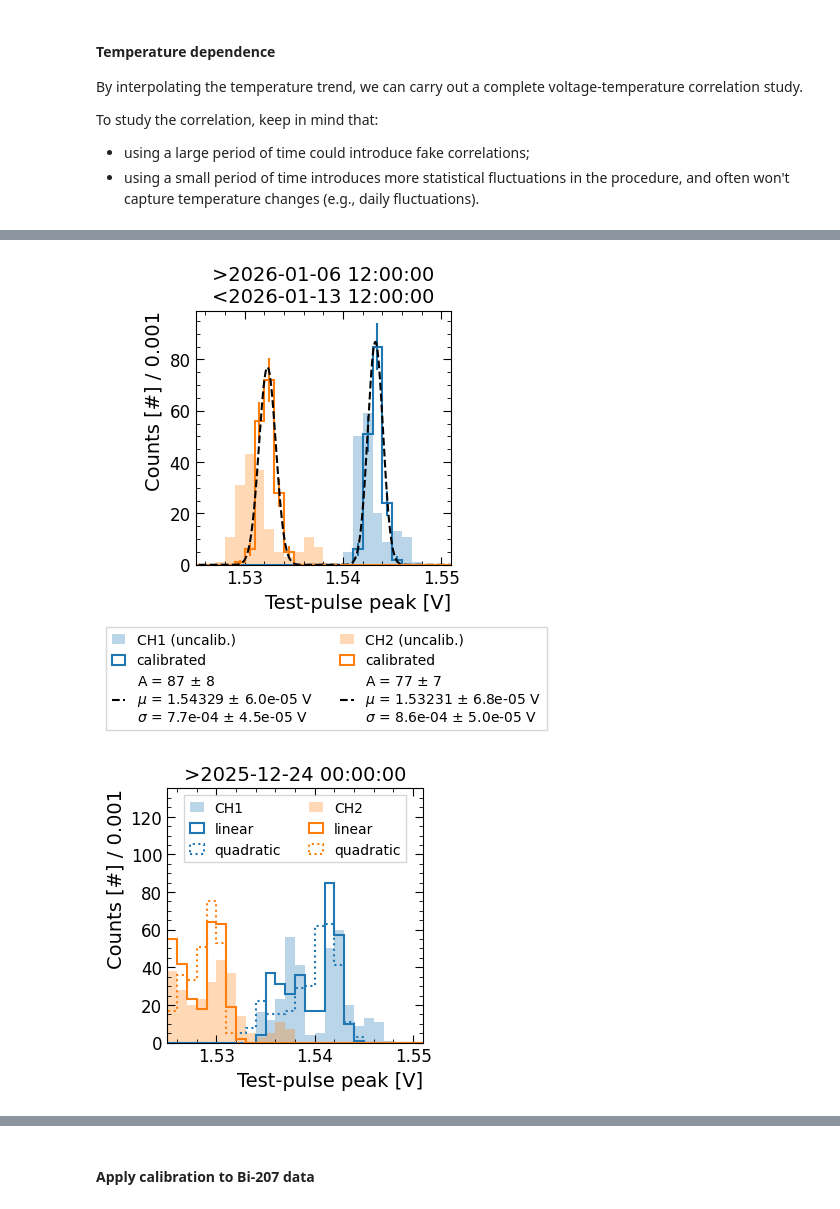
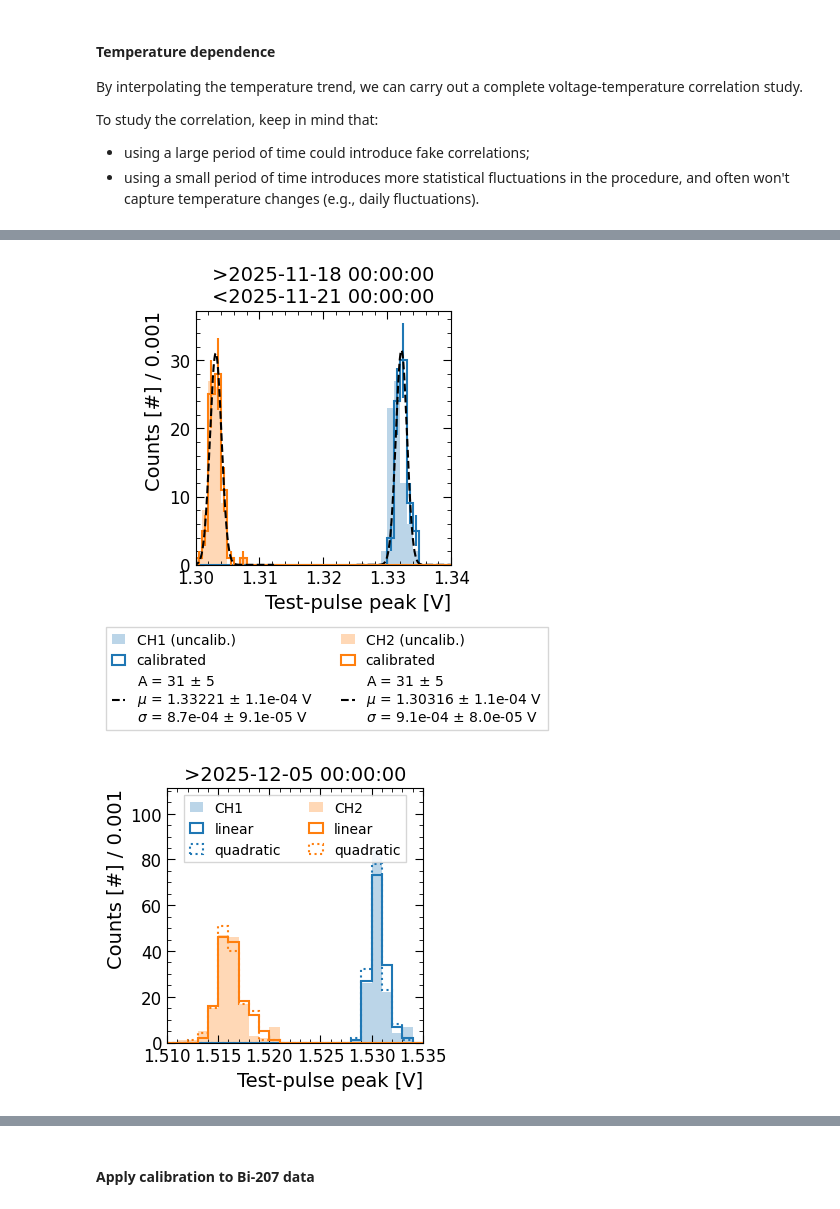
Before and after one commit to rtriozzi/pmana, a Jupyter notebook: notebooks/calibration/pmana_CERN_calibration.ipynb, the cells around one changed output, grey strips where cells are left out. Cells and saved outputs as stored; diff of their text form; code cells hidden in the pictures.

Commit message:
fixed bug for CERN analysis, added simulation study

```diff
--- a/notebooks/calibration/pmana_CERN_calibration.ipynb
+++ b/notebooks/calibration/pmana_CERN_calibration.ipynb
@@ -51,9 +105,9 @@ There were 4 used channels in this measurement.
 
 In several campaigns, a test pulse is sent to the channels of each purity monitor. The test pulse serves as a reference, clean, isolated peak (usually, >1 V) we can use to cross-calibrate different channels. Moreover, we can correlate the test pulse trend as function of the temperature to understand the correlation, remove the temperature dependence statistically, and extract the systematic uncertainty on the anode measurements (given that the statistical contribution is negligble for large enough datasets).
 # %%
-TIME_DIR = f"2026_Jan"
+TIME_DIR = f"2025_Nov"
 PATH_CAMPAIGN = f"../../data/cern/{TIME_DIR}"
-PATH_TEMPERATURES = f"../../data/cern/NP02_Oct_Jan.csv"
+PATH_TEMPERATURES = f"../../data/cern/NP02_Apr_Oct_Jan.csv"
 # %%
 # get temperature mapping
 Temperatures = pmana.utils.io.ExtractTemperatureMonitoring(
@@ -72,6 +126,7 @@ Temperatures['Date'] = pandas.to_datetime(
     utc=True
 )
 Temperatures = Temperatures.drop_duplicates()
+Temperatures = Temperatures.sort_values(by=['Date'])
 # %%
 # analyze campaign
 Output = pmana.utils.anatestdata.IterateCERN(
@@ -83,8 +138,8 @@ Output = pmana.utils.anatestdata.IterateCERN(
         MASK_TESTPULSE = True, DELIMITER = ',', SKIP_NROWS = 4,
         BINNAME = 'BinCenter', COUNTNAME = 'Population'
     ),  ###< analyzing module, changing some options
-    YEAR = 2026,
-    MONTH = 1
+    YEAR = 2025,
+    MONTH = 11
 )
 
 # convert top DataFrame
@@ -368,11 +457,24 @@ plt.show()
 # %%
 fig, ax = plt.subplots(figsize=(3.3, 3.3))
 
-width = 0.001; binning = numpy.arange(1.525, 1.55+width, width)
-LowDate = datetime.datetime(2026, 1, 6, 12)
-HighDate = datetime.datetime(2026, 1, 13, 12)
-# Mask = (Output.Date > LowDate)
+# november
+width = 0.001; binning = numpy.arange(1.3, 1.34+width, width)
+LowDate = datetime.datetime(2025, 11, 18)
+HighDate = datetime.datetime(2025, 11, 21)
 Mask = Output.Date.between(LowDate, HighDate)
+
+# # december
+# width = 0.001; binning = numpy.arange(1.51, 1.535+width, width)
+# LowDate = datetime.datetime(2025, 12, 5)
+# HighDate = datetime.datetime(2025, 12, 11)
+# Mask = Output.Date.between(LowDate, HighDate)
+
+# # january
+# width = 0.0005; binning = numpy.arange(1.52, 1.54+width, width)
+# LowDate = datetime.datetime(2026, 1, 17)
+# HighDate = datetime.datetime(2026, 1, 21)
+# Mask = Output.Date.between(LowDate, HighDate)
+
 OutputMasked = Output[Mask].copy()
 
 # the time range is important: you need a reference temperature
@@ -438,13 +540,22 @@ ax.set_title(f'>{LowDate}\n<{HighDate}', fontsize=14)
 
 plt.show()
 # %% [output]
-[figure, old version]
+[figure, new version]
 # %%
 fig, ax = plt.subplots(figsize=(3.3, 3.3))
 
-width = 0.001; binning = numpy.arange(1.525, 1.55+width, width)
-LowDate = datetime.datetime(2025, 12, 24)
-Mask = (Output.Date > LowDate)
+# december
+width = 0.001; binning = numpy.arange(1.51, 1.535+width, width)
+LowDate = datetime.datetime(2025, 12, 5)
+HighDate = datetime.datetime(2025, 12, 11)
+Mask = Output.Date.between(LowDate, HighDate)
+
+# # january
+# width = 0.001; binning = numpy.arange(1.525, 1.55+width, width)
+# LowDate = datetime.datetime(2026, 1, 6, 12)
+# HighDate = datetime.datetime(2026, 1, 13, 12)
+# Mask = Output.Date.between(LowDate, HighDate)
+
 OutputMasked = Output[Mask].copy()
 
 # the time range is important: you need a reference temperature
@@ -467,31 +578,31 @@ OutputMasked['Peak_CH1_Cal_Poly'] = ApplyCalibration(
   QuadraticCalibration[0],
   'quadratic'
 )
 
 OutputMasked['Peak_CH2_Cal_Poly'] = ApplyCalibration(
   OutputMasked['Peak_CH2'].values,
   OutputMasked['T'].values,
   QuadraticCalibration[1],
   'quadratic'
 )
 
 # CH1
 ax.hist(OutputMasked.Peak_CH1, bins=binning, histtype='stepfilled', color='C0', alpha=0.3, label='CH1')
 counts, edges, _ = ax.hist(OutputMasked.Peak_CH1_Cal, bins=binning, histtype='step', linewidth=1.5, color='C0', label='linear')
 counts, edges, _ = ax.hist(OutputMasked.Peak_CH1_Cal_Poly, bins=binning, histtype='step', linestyle=':', linewidth=1.5, color='C0', label='quadratic')
 
 # CH2
 ax.hist(OutputMasked.Peak_CH2, bins=binning, histtype='stepfilled', color='C1', alpha=0.3, label='CH2')
 counts, edges, _ = ax.hist(OutputMasked.Peak_CH2_Cal, bins=binning, histtype='step', linewidth=1.5, color='C1', label='linear')
 counts, edges, _ = ax.hist(OutputMasked.Peak_CH2_Cal_Poly, bins=binning, histtype='step', linestyle=':', linewidth=1.5, color='C1', label='quadratic')
 
 # gfx
 pmana.utils.plotting.UpdateMatplotlibStyle(ax, 'Test-pulse peak [V]', f'Counts [#] / {width}')
 ax.legend(loc='upper center', fontsize=10, handlelength=1, ncol=2, fancybox=False)
 ax.set_ylim(0, max(counts+60))
 ax.set_xlim(binning[0], binning[-1])
 ax.set_title(f'>{LowDate}', fontsize=14)
 
 plt.show()
 # %% [output]
-[figure, old version]
+[figure, new version]
```
Also changed, not shown: parts of 62 cells of this notebook, 3 other files.
